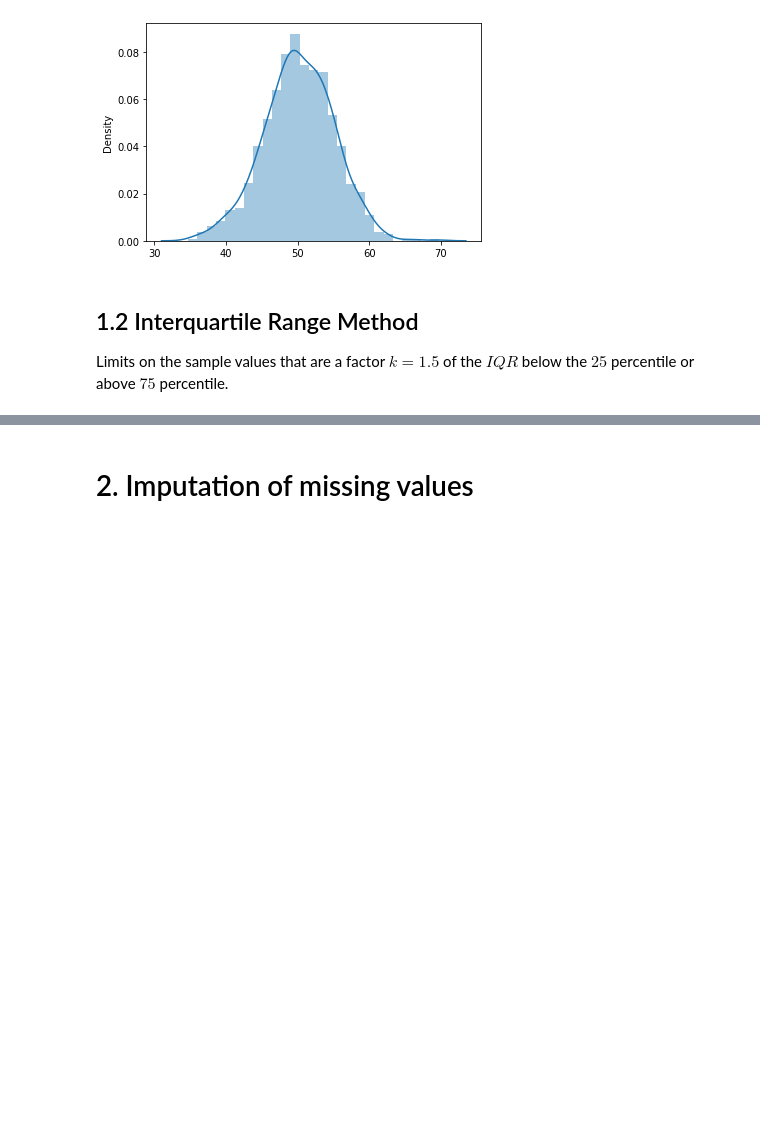
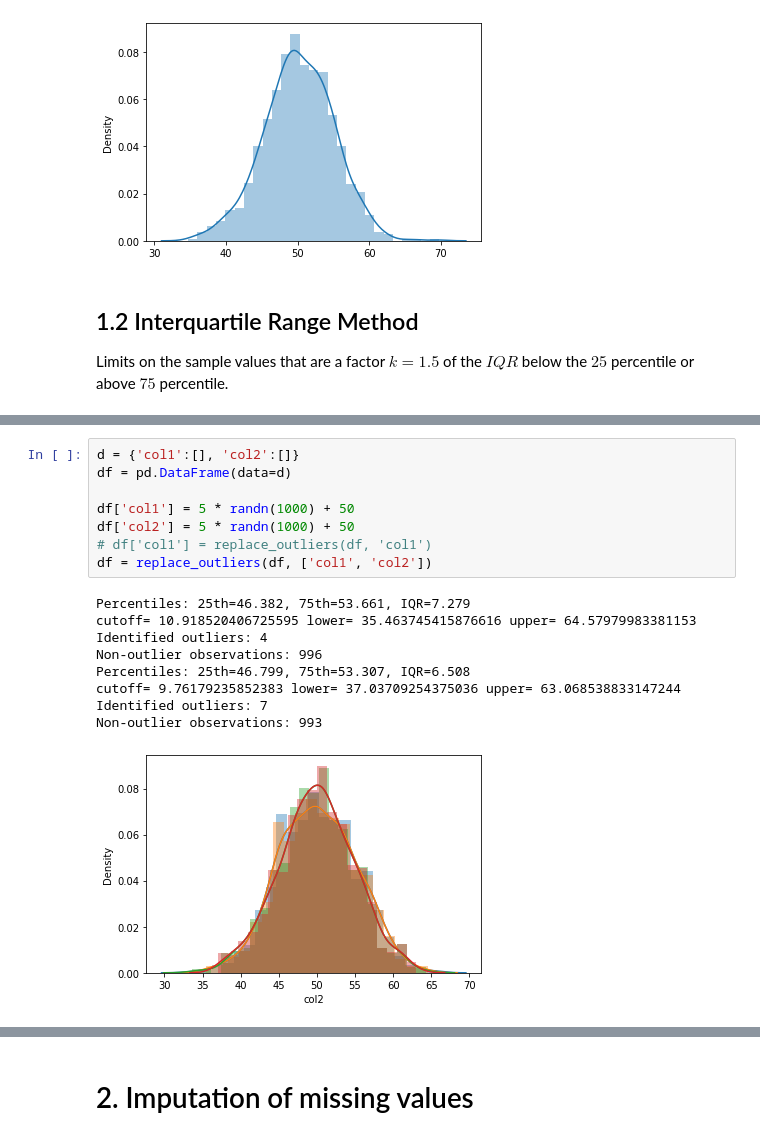
Before and after one commit to martinkukucka/IAU_Projekt, a Jupyter notebook: 2020-2021-master/cvicenia/notebooks/tyzden-06/IAU_outlier_missing_transform.ipynb, the cells around one changed output, grey strips where cells are left out. Saved outputs shown, nothing was run; the diff lists cells and outputs as text; blank space fills up the shorter version.

```diff
--- a/2020-2021-master/cvicenia/notebooks/tyzden-06/IAU_outlier_missing_transform.ipynb
+++ b/2020-2021-master/cvicenia/notebooks/tyzden-06/IAU_outlier_missing_transform.ipynb
@@ -67,3 +106,21 @@ Limits on the sample values that are a factor $k=1.5$ of the $IQR$ below the $25
+# %%
+d = {'col1':[], 'col2':[]}
+df = pd.DataFrame(data=d)
+
+df['col1'] = 5 * randn(1000) + 50
+df['col2'] = 5 * randn(1000) + 50
+# df['col1'] = replace_outliers(df, 'col1')
+df = replace_outliers(df, ['col1', 'col2'])
+# %% [output]
+Percentiles: 25th=46.382, 75th=53.661, IQR=7.279
+cutoff= 10.918520406725595 lower= 35.463745415876616 upper= 64.57979983381153
+Identified outliers: 4
+Non-outlier observations: 996
+Percentiles: 25th=46.799, 75th=53.307, IQR=6.508
+cutoff= 9.76179235852383 lower= 37.03709254375036 upper= 63.068538833147244
+Identified outliers: 7
+Non-outlier observations: 993
+[figure, added]
 # %%
 from numpy.random import seed
 from numpy.random import randn
```
Also changed, not shown: parts of 2 cells of this notebook.
